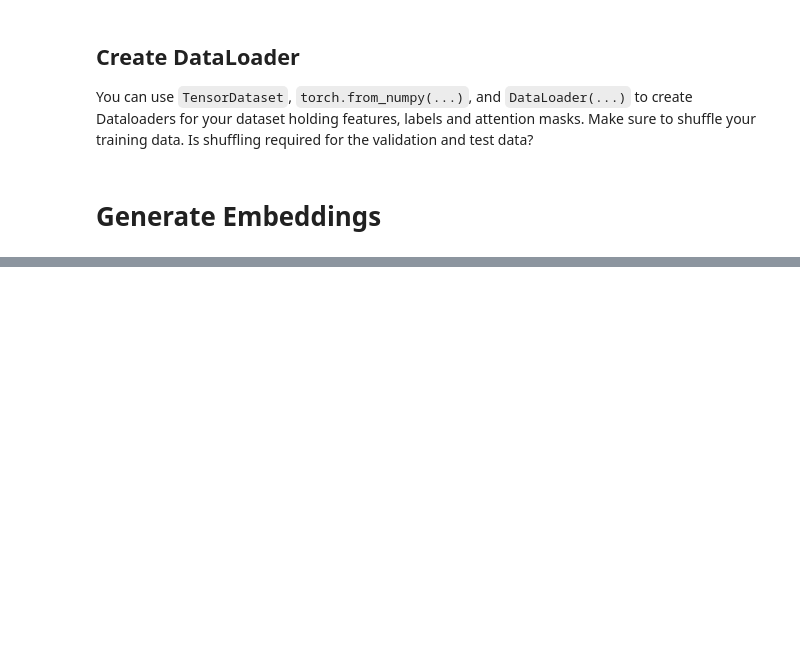
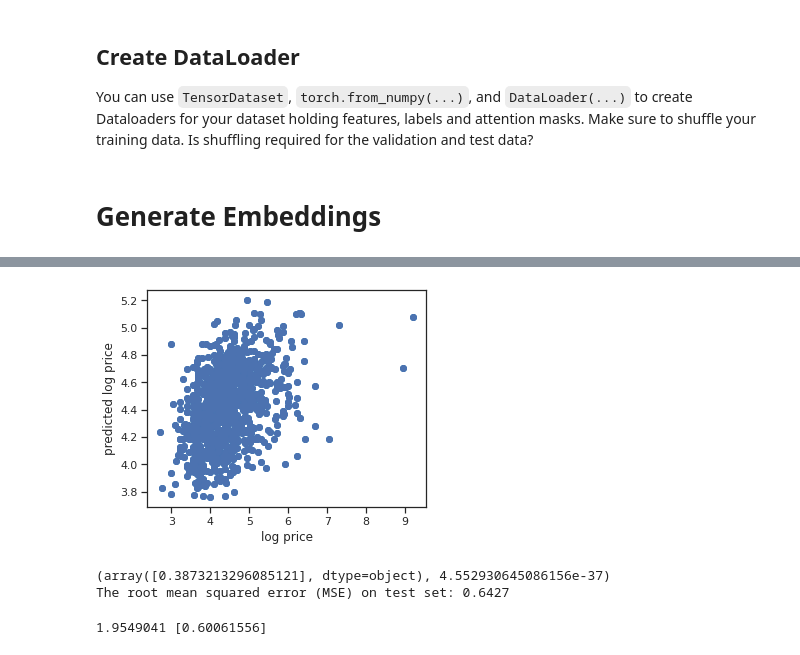
Before and after one commit to dernameistegal/airbnb_price, a Jupyter notebook: munich/embeddings/gen_description_embedding.ipynb, the cells around one changed output, grey strips where cells are left out. Saved outputs shown, nothing was run; the diff lists cells and outputs as text; code cells hidden in the pictures; blank space fills up the shorter version.

```diff
--- a/munich/embeddings/gen_description_embedding.ipynb
+++ b/munich/embeddings/gen_description_embedding.ipynb
@@ -121,3 +123,59 @@ embeddings[embeddings < 0] = 0
 df = pd.Series(embeddings.numpy().tolist(), name="descriptions", index=indices)
 path = "/content/drive/MyDrive/Colab/airbnb/munich/embeddings/descriptions.pickle"
 df.to_pickle(path)
+# %%
+price = data["log_price"].to_numpy()
+dataset = TensorDataset(torch.from_numpy(np.apply_along_axis(np.concatenate, 1, np.array(df)[:, np.newaxis])),
+                        torch.tensor(price))
+dataloader = DataLoader(dataset, batch_size=128)
+# %%
+# show correlation
+from scipy.stats.stats import pearsonr
+import matplotlib.pyplot as plt
+from tqdm import tqdm
+import seaborn as sns
+
+ys = []
+ypreds = []
+
+with torch.no_grad():
+    model = model.eval()
+
+    for embeddings, labels in tqdm(dataloader):
+        embeddings = embeddings.to(device).float()
+        y_pred = model.prediction_from_mean(embeddings)
+        y_pred = list(y_pred.detach().cpu().numpy())
+        ypreds = ypreds + y_pred
+
+        ys = ys + list(labels)
+
+ys = np.array(ys)
+ypreds = np.array(ypreds)
+m = np.mean(ypreds)
+from sklearn import linear_model
+reg = linear_model.LinearRegression()
+reg.fit(ypreds, ys)
+ypreds = ypreds * reg.coef_ + reg.intercept_
+plt.figure(figsize=(5,4))
+sns.set(style="ticks")
+plt.scatter(ys, ypreds, c='#1f77b4')
+plt.ylabel("predicted log price")
+plt.xlabel("log price")
+plt.scatter(ys, ypreds)
+plt.savefig(str("/content/file0.svg"), bbox_inches='tight', format="svg", transparent=True)
+plt.show()
+print(pearsonr(ys, ypreds))
+
+
+from sklearn.metrics import mean_squared_error
+
+mse = mean_squared_error(ys, ypreds)
+print("The root mean squared error (MSE) on test set: {:.4f}".format(np.sqrt(mse)))
+# %% [output]
+[figure, added]
+(array([0.3873213296085121], dtype=object), 4.552930645086156e-37)
+The root mean squared error (MSE) on test set: 0.6427
+# %%
+print(reg.intercept_, reg.coef_)
+# %% [output]
+1.9549041 [0.60061556]
```
Also changed, not shown: parts of 4 cells of this notebook.
